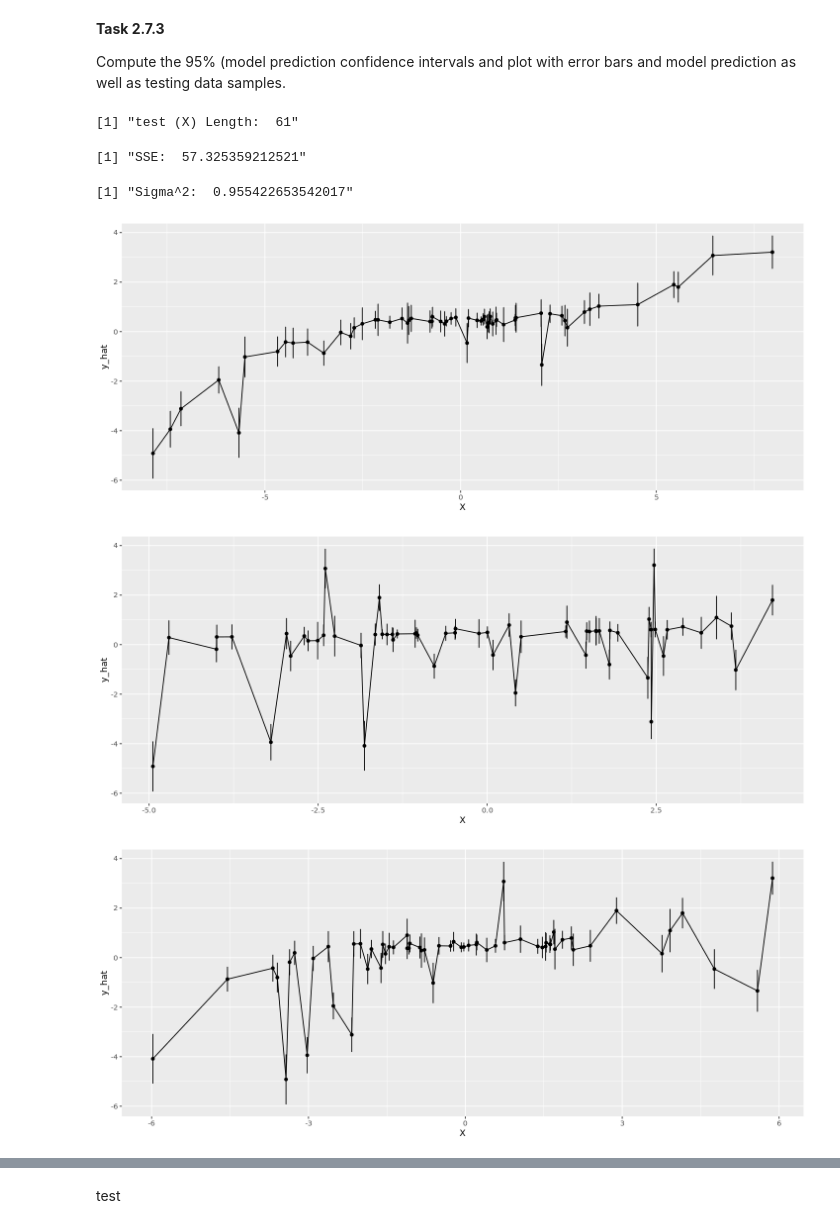
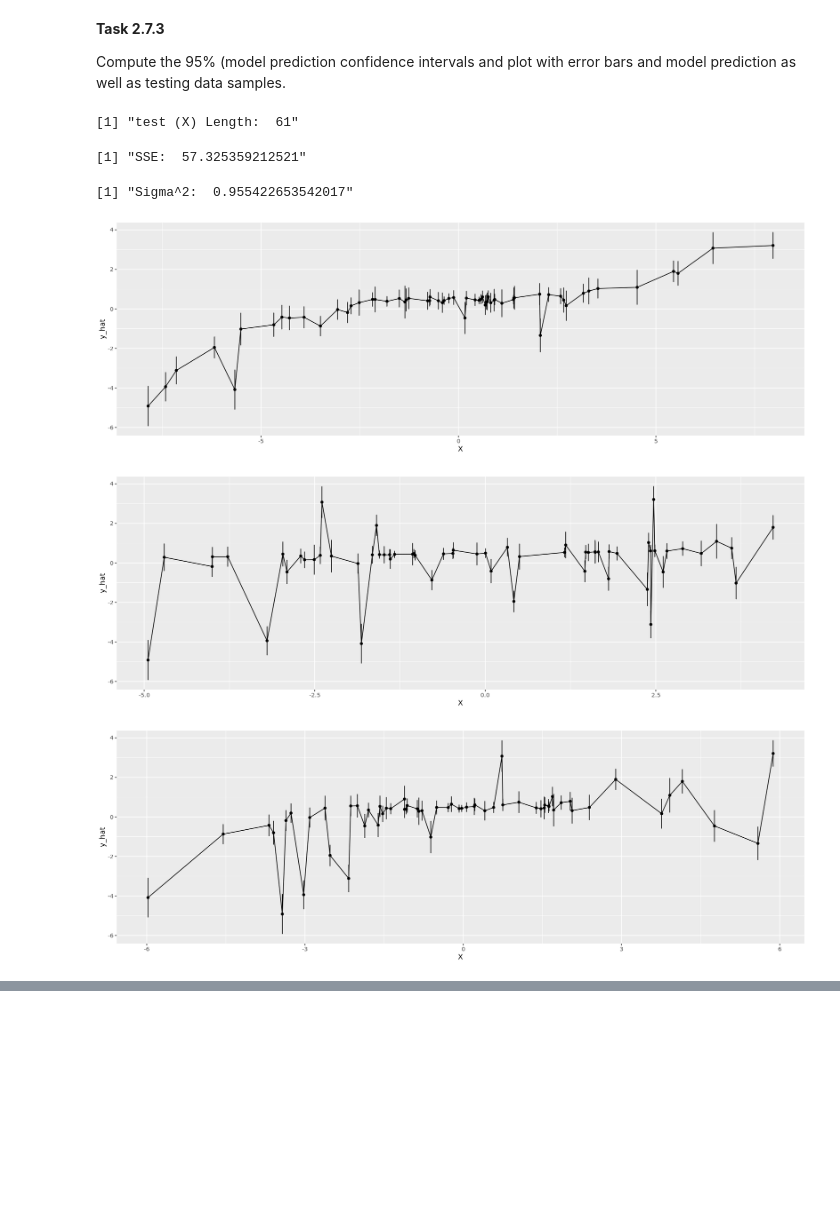
Before and after one commit to chois11/7089CEM-EEG, a Jupyter notebook: EEG_v1.2.ipynb, the cells around one changed output, grey strips where cells are left out. Drawn from its saved outputs; the diff is of its cells as text; code cells hidden in the pictures; blank space fills up the shorter version.

```diff
--- a/EEG_v1.2.ipynb
+++ b/EEG_v1.2.ipynb
@@ -570,38 +612,37 @@ det_cov_thetaHat = det(cov_thetaHat) # determinent of cov_thetaHat
 
 ###########################################################################
 number_of_parameters = 5 # model three
 # # y_hat = X %*% theta_hat_3 # error rate
 
 var_y_hat = matrix(0 , number_of_length , 1)
 
 for( i in 1:number_of_length) {
   X_i = matrix(matrix_test[i,] , 1 , number_of_parameters ) # X[i,] creates a vector. Convert it to matrix
   var_y_hat[i, ] = X_i %*% cov_thetaHat %*% t(X_i)
 }
 
 CI = 2 * sqrt(var_y_hat) # Confidence interval
 
 
 CI_plot <- function(X){
     ggplot(test, aes(X, y_hat)) +
     geom_line() +
     geom_point() +
-    geom_errorbar(aes(ymin = y_hat - CI, ymax = y_hat + CI))
+    geom_errorbar(aes(ymin = y_hat - CI, ymax = y_hat + CI)) +
+    scale_color_manual(values = c("#00AFBB", "#E7B800")) + # Colour
+    theme(legend.position = "top")
 }
 
-options(repr.plot.width=12, repr.plot.height=5)
+options(repr.plot.width=15, repr.plot.height=5)
 
 CI_plot(test[,1])
 CI_plot(test[,2])
 CI_plot(test[,3])
 CI_plot(test[,4])
-
-# plot(matrix_test[,1], y_hat ,)
-# # segments(matrix_test[,1], y_hat-CI, matrix_test[,1], y_hat+CI) # Adds error bars to the indivigual data points
 # %% [output]
 [1] "test (X) Length:  61"
 [1] "SSE:  57.325359212521"
 [1] "Sigma^2:  0.955422653542017"
-[figure, old version]
+[figure, new version]
-[figure, old version]
+[figure, new version]
-[figure, old version]
+[figure, new version]
@@ -609,2 +649,0 @@ CI_plot(test[,4])
-# %% [markdown]
-test
```
Also changed, not shown: parts of 20 cells of this notebook.
